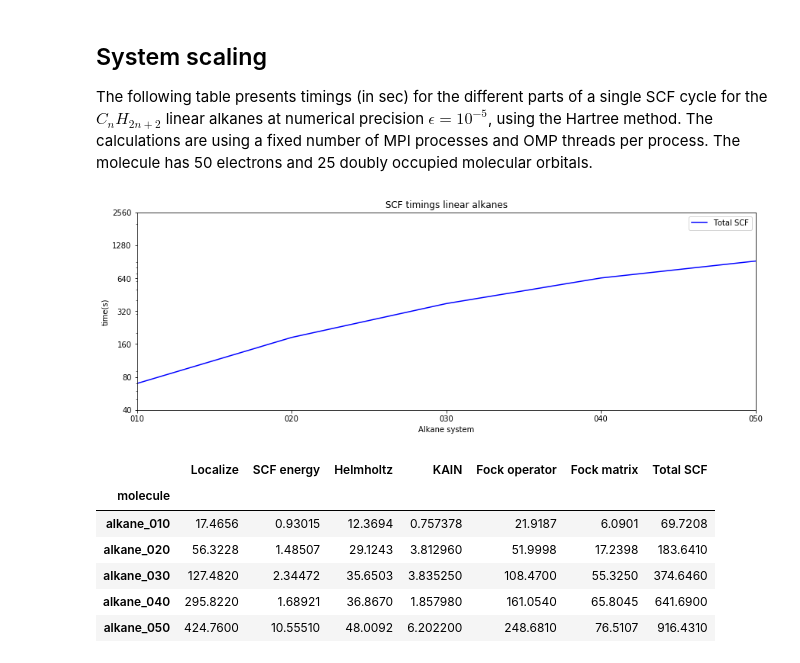
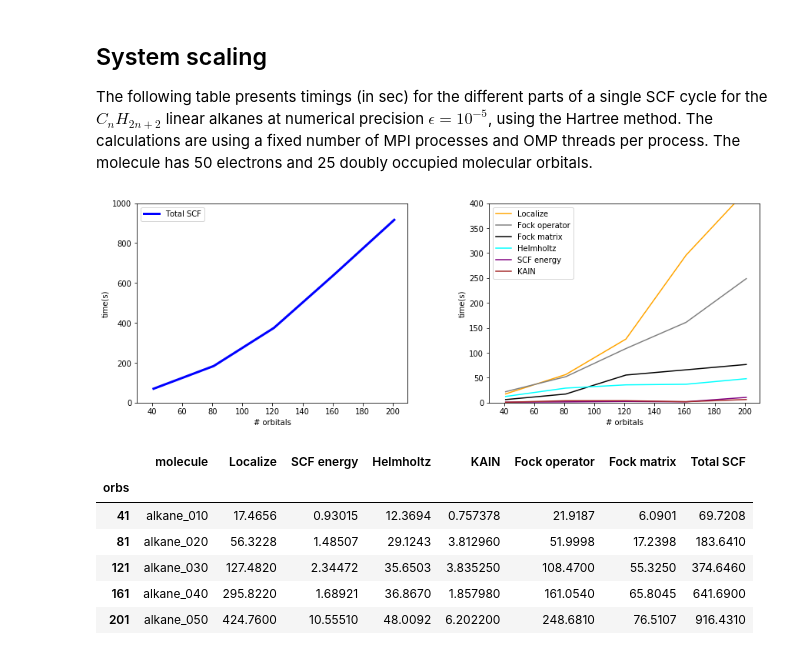
Before and after one commit to MRChemSoft/mrchem-benchmark, a Jupyter notebook: hartree.ipynb, the cells around one changed output. Drawn from its saved outputs; the diff is of its cells as text; code cells hidden in the pictures.

Commit message:
Update Hartree notebook

```diff
--- a/hartree.ipynb
+++ b/hartree.ipynb
@@ -216,29 +212,37 @@ linear alkanes at numerical precision $\epsilon=10^{-5}$, using the Hartree meth
 # %%
 omp=16
 mpi=32
-prec=5
-mol_frame = pd.read_csv("alkane-Hartree/scf.csv", index_col=[1,2,3,0])
-mol_series = mol_frame.loc[prec,mpi,omp]
+mol_frame = pd.read_csv("alkane-Hartree/scf.csv", index_col=[1,2,3])
+mol_series = mol_frame.loc[mpi,omp]
 
-plt.title('SCF timings linear alkanes')
-plt.plot(mol_series['Total SCF'], 'b', label='Total SCF')
-plt.legend(loc='upper right')
-plt.axis([0, 4, 40, 2560])
-plt.yscale('log')
-plt.yticks([40, 80, 160, 320, 640, 1280, 2560], [40, 80, 160, 320, 640, 1280, 2560])
-plt.xticks([0, 1, 2, 3, 4], ['010', '020', '030', '040', '050'])
+plt.subplot(121)
+plt.plot(mol_series['Total SCF'], 'blue', lw=3, label='Total SCF')
+plt.legend(loc='upper left')
+plt.axis([30, 210, 0, 1000])
 plt.ylabel('time(s)')
-plt.xlabel('Alkane system')
+plt.xlabel('# orbitals')
+
+plt.subplot(122)
+plt.plot(mol_series['Localize'], 'orange', label='Localize')
+plt.plot(mol_series['Fock operator'], 'gray', label='Fock operator')
+plt.plot(mol_series['Fock matrix'], 'black', label='Fock matrix')
+plt.plot(mol_series['Helmholtz'], 'cyan', label='Helmholtz')
+plt.plot(mol_series['SCF energy'], 'purple', label='SCF energy')
+plt.plot(mol_series['KAIN'], 'brown', label='KAIN')
+plt.legend(loc='upper left')
+plt.axis([30, 210, 0, 400])
+plt.ylabel('time(s)')
+plt.xlabel('# orbitals')
 
 plt.subplots_adjust(top=1.0, bottom=0.1, right=2, wspace=.30)
 plt.show()
-mol_frame.loc[prec,mpi,omp,:]
+mol_frame.loc[mpi,omp,:]
 # %% [output]
-[figure, old version]
+[figure, new version]
-|  | Localize | SCF energy | Helmholtz | KAIN | Fock operator | Fock matrix | Total SCF |
-| molecule |  |  |  |  |  |  |  |
-| alkane_010 | 17.4656 | 0.93015 | 12.3694 | 0.757378 | 21.9187 | 6.0901 | 69.7208 |
-| alkane_020 | 56.3228 | 1.48507 | 29.1243 | 3.812960 | 51.9998 | 17.2398 | 183.6410 |
-| alkane_030 | 127.4820 | 2.34472 | 35.6503 | 3.835250 | 108.4700 | 55.3250 | 374.6460 |
-| alkane_040 | 295.8220 | 1.68921 | 36.8670 | 1.857980 | 161.0540 | 65.8045 | 641.6900 |
-| alkane_050 | 424.7600 | 10.55510 | 48.0092 | 6.202200 | 248.6810 | 76.5107 | 916.4310 |
+|  | molecule | Localize | SCF energy | Helmholtz | KAIN | Fock operator | Fock matrix | Total SCF |
+| orbs |  |  |  |  |  |  |  |  |
+| 41 | alkane_010 | 17.4656 | 0.93015 | 12.3694 | 0.757378 | 21.9187 | 6.0901 | 69.7208 |
+| 81 | alkane_020 | 56.3228 | 1.48507 | 29.1243 | 3.812960 | 51.9998 | 17.2398 | 183.6410 |
+| 121 | alkane_030 | 127.4820 | 2.34472 | 35.6503 | 3.835250 | 108.4700 | 55.3250 | 374.6460 |
+| 161 | alkane_040 | 295.8220 | 1.68921 | 36.8670 | 1.857980 | 161.0540 | 65.8045 | 641.6900 |
+| 201 | alkane_050 | 424.7600 | 10.55510 | 48.0092 | 6.202200 | 248.6810 | 76.5107 | 916.4310 |
```
Also changed, not shown: parts of 4 cells of this notebook.
